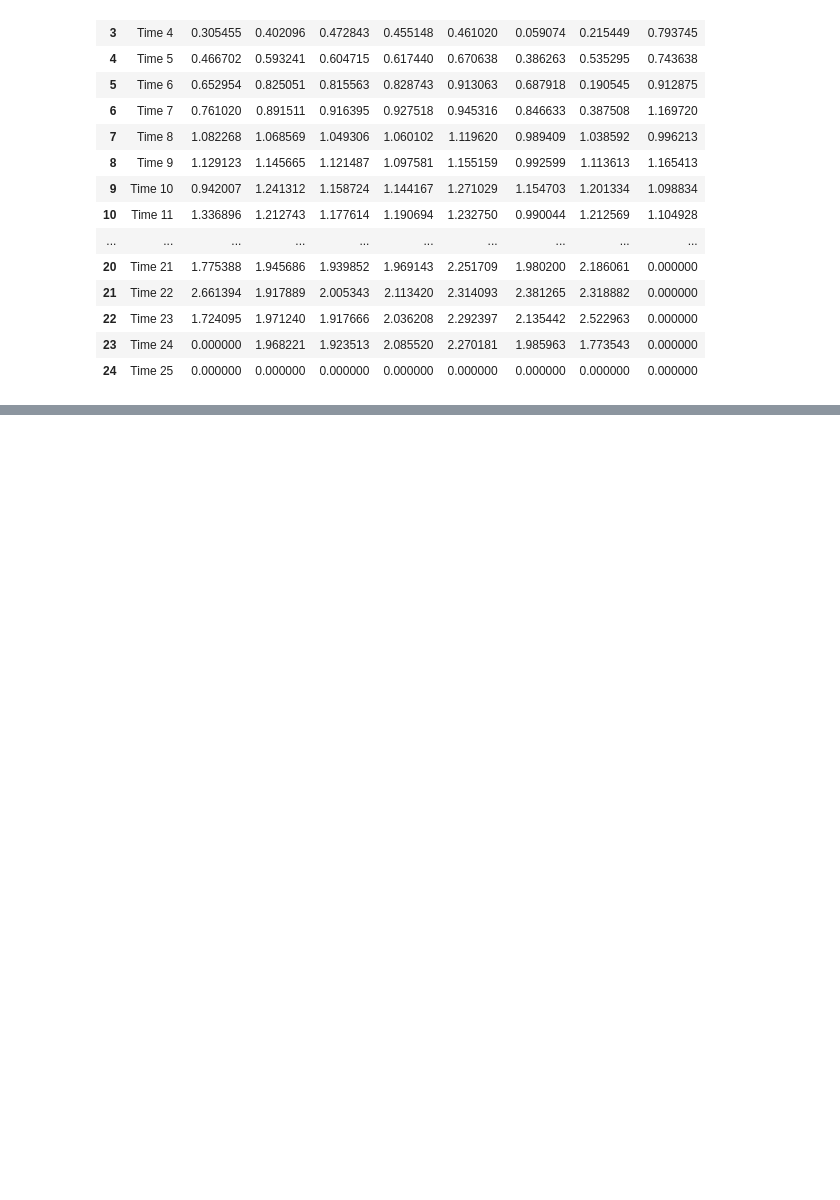
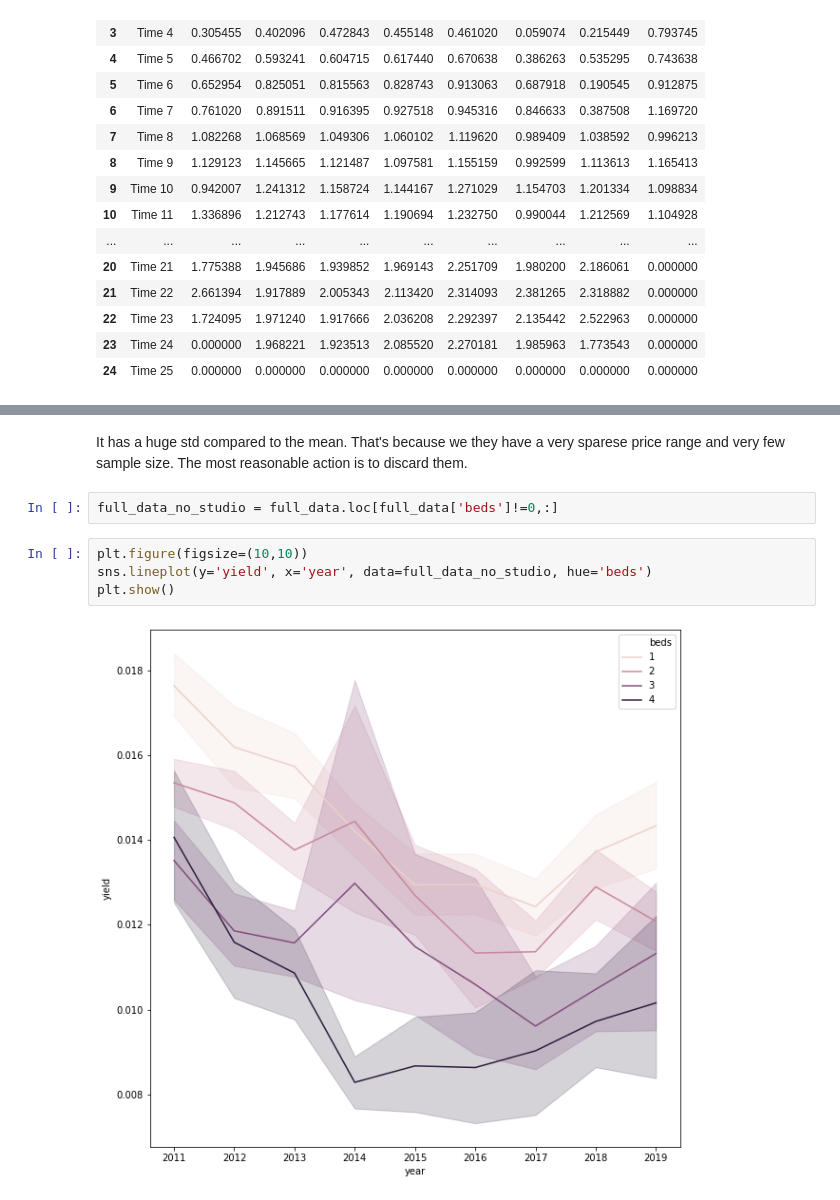
Before and after one commit to angelrureLurtis/LondonNW6, a Jupyter notebook: web_scraping.ipynb, the cells around one changed output, grey strips where cells are left out. Saved outputs shown, nothing was run; the diff lists cells and outputs as text; blank space fills up the shorter version.

```diff
--- a/web_scraping.ipynb
+++ b/web_scraping.ipynb
@@ -305,0 +425,10 @@ rsi
+# %% [markdown]
+It has a huge std compared to the mean. That's because we they have a very sparese price range and very few sample size. The most reasonable action is to discard them.
+# %%
+full_data_no_studio = full_data.loc[full_data['beds']!=0,:]
+# %%
+plt.figure(figsize=(10,10))
+sns.lineplot(y='yield', x='year', data=full_data_no_studio, hue='beds')
+plt.show()
+# %% [output]
+[figure, added]
```
Also changed, not shown: parts of 48 cells of this notebook.
